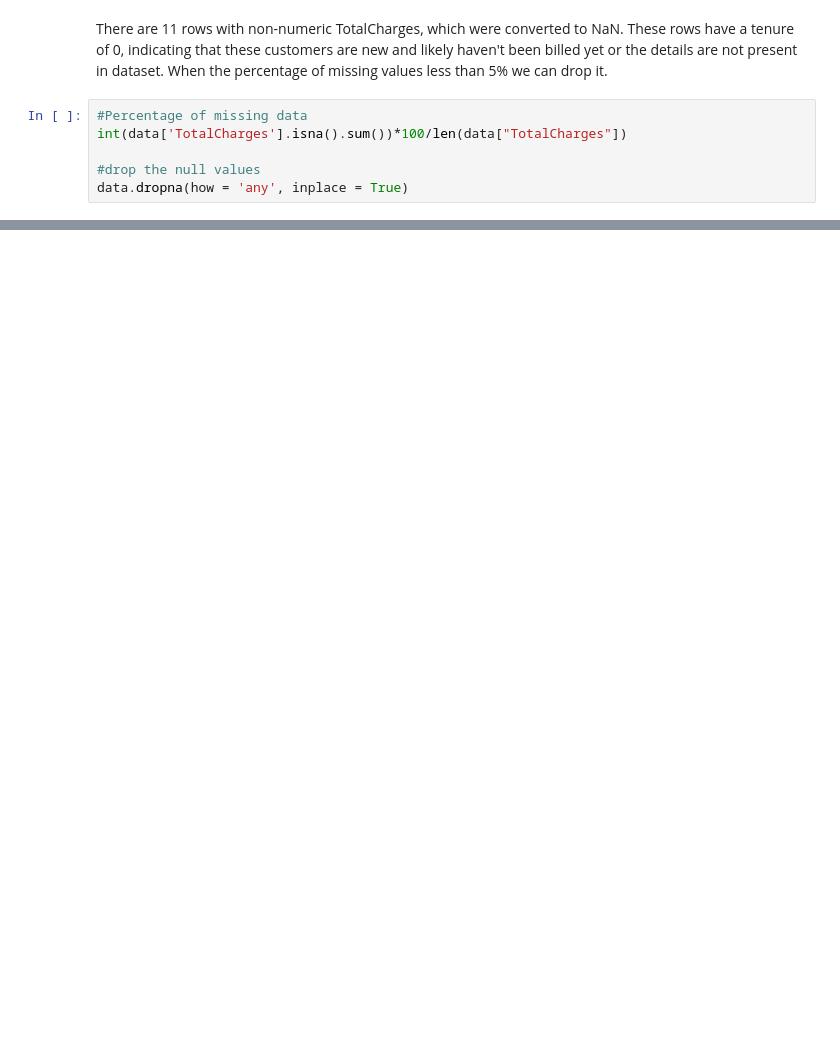
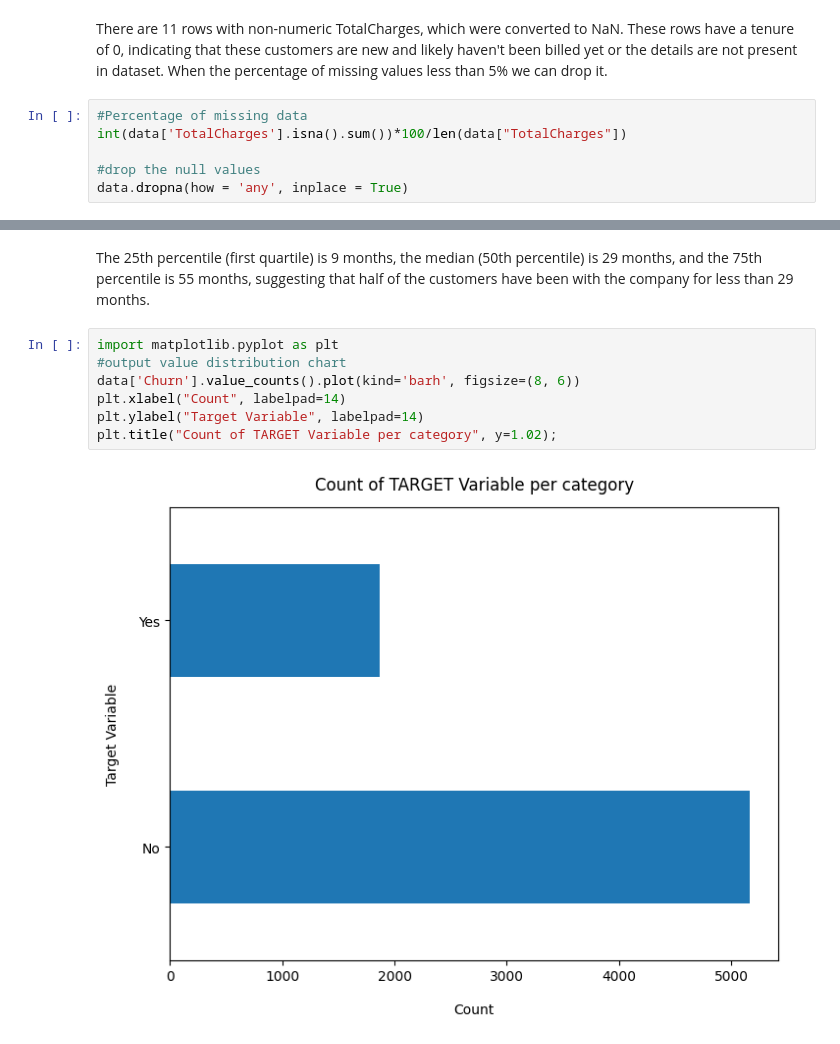
Before and after one commit to snehuvarbhe/Telecom-churn-analysis-and-prediction, a Jupyter notebook: churn_analysis.ipynb, the cells around one changed output, grey strips where cells are left out. Cells and saved outputs as stored; diff of their text form; blank space fills up the shorter version.

```diff
--- a/churn_analysis.ipynb
+++ b/churn_analysis.ipynb
@@ -310,0 +349,11 @@ data.head(4)
+# %% [markdown]
+The 25th percentile (first quartile) is 9 months, the median (50th percentile) is 29 months, and the 75th percentile is 55 months, suggesting that half of the customers have been with the company for less than 29 months.
+# %%
+import matplotlib.pyplot as plt
+#output value distribution chart
+data['Churn'].value_counts().plot(kind='barh', figsize=(8, 6))
+plt.xlabel("Count", labelpad=14)
+plt.ylabel("Target Variable", labelpad=14)
+plt.title("Count of TARGET Variable per category", y=1.02);
+# %% [output]
+[figure, added]
```
Also changed, not shown: parts of 24 cells of this notebook.
